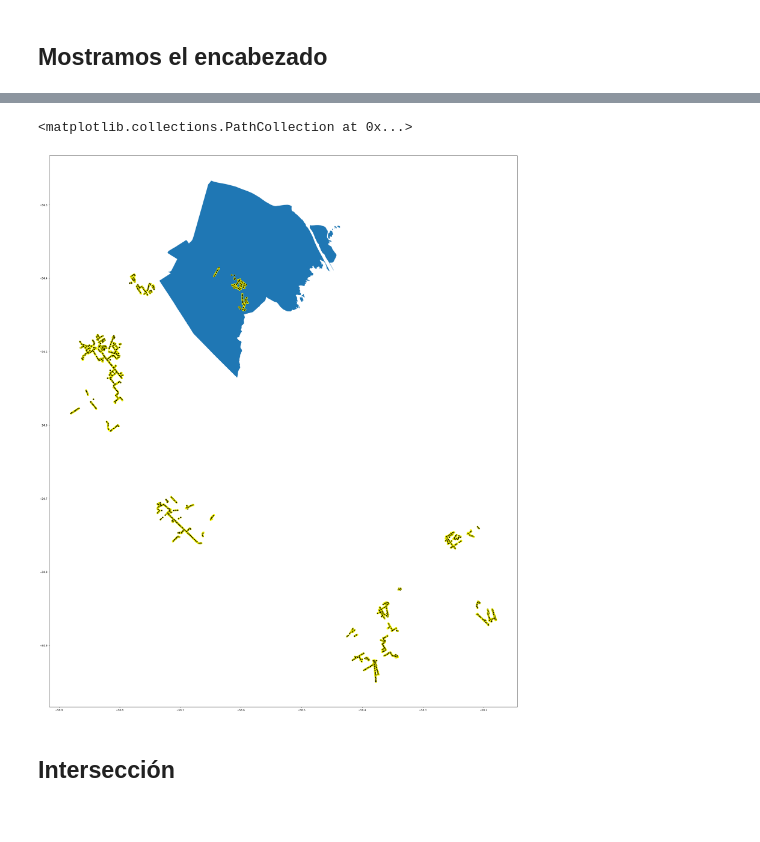
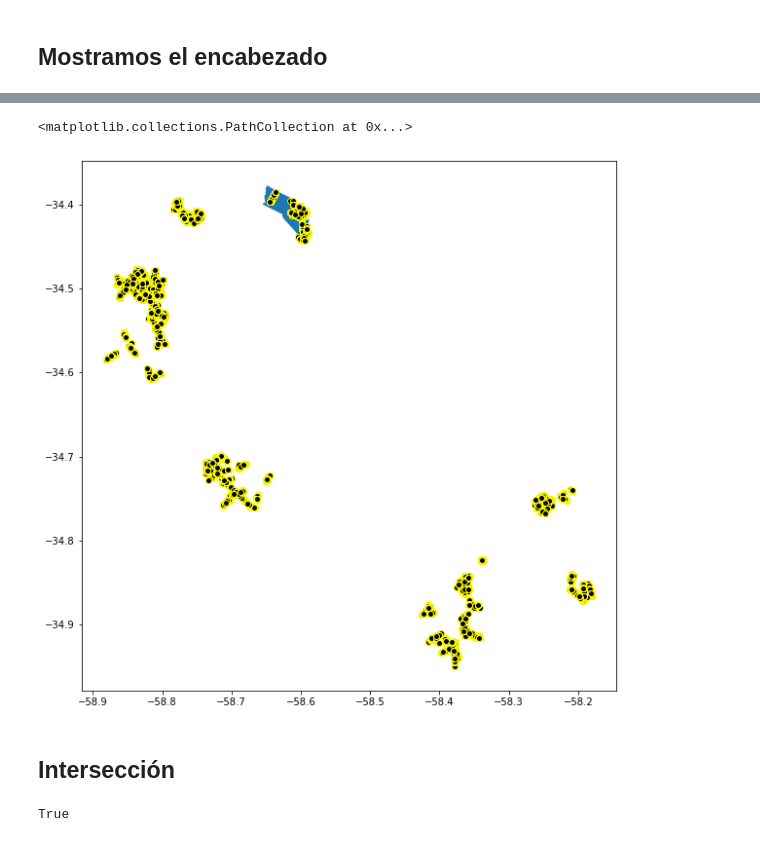
Before and after one commit to sebasruggero/python, a Jupyter notebook: Intersecciones_con_Geopanda.ipynb, the cells around one changed output, grey strips where cells are left out. Saved outputs shown, nothing was run; the diff lists cells and outputs as text; code cells hidden in the pictures.

```diff
--- a/Intersecciones_con_Geopanda.ipynb
+++ b/Intersecciones_con_Geopanda.ipynb
@@ -17,7 +24,7 @@ os.chdir("D:\DataScience\Portfolio\data")
 [Data](https://drive.google.com/file/d/1IthzVbkqJvxHEQFn2A6d3K4n5tlEdd1v/view?usp=sharing)
 # %%
 ### Data de viajes
-df = pd.read_csv('renabap.csv', sep = ";", encoding='UTF-8')
+df = pd.read_csv("data/renabap.csv", sep = ";", encoding="UTF-8")
 # %% [markdown]
 ## Mostramos el encabezado
 # %%
@@ -58,0 +37,3 @@ tigre_gdf.head()
+# %%
+shape_localidades = gpd.read_file("data/loc/Localidades.shp")
+shape_localidades.head(1)
@@ -58,0 +43,12 @@ tigre_gdf.head()
+# %%
+## Filtramos la localidad
+shape_filtrado = shape_localidades.loc[shape_localidades["LOCALIDAD_"] == "RINCON"]
+
+## Reseteamos el indice
+shape_filtrado.reset_index(drop=True, inplace=True)
+
+## Pasamos el sistema a 4326
+shape_filtrado = shape_filtrado.to_crs(epsg= 4326)
+
+## Print encabezado
+shape_filtrado.head()
@@ -64,4 +69,3 @@ df['geometry'] = df.apply(lambda x: Point(float(x.LONGITUDE), float(x.LATITUDE))
 # %%
-## Creamos el geodataframe y verificamos el tipo de CRS
-df_gdf = gpd.GeoDataFrame(df, crs = tigre_gdf.crs, geometry = df.geometry)
-df_gdf.crs
+## Creamos el geodataframe y tomamos el sistema de coordenadas del shape
+df_gdf = gpd.GeoDataFrame(df, crs = shape_filtrado.crs, geometry = df.geometry)
@@ -97,8 +103,8 @@ Datum: World Geodetic System 1984
 # %%
-tigre_gdf.plot( legend=True , figsize=(40,40))
+shape_filtrado.plot( legend=True , figsize=(20,10))
 plt.scatter(x=df_gdf.LONGITUDE, y=df_gdf.LATITUDE, c='black', edgecolor = 'yellow')
 # %% [output]
 <matplotlib.collections.PathCollection at 0x...>
-[figure, old version]
+[figure, new version]
 # %% [markdown]
 ## Intersección
@@ -106,0 +111,9 @@ tigre = gpd.sjoin(tigre_gdf, df_gdf, op = "intersects" )
+# %%
+#import shapely.speedups
+from shapely import speedups
+speedups.enabled
+
+# If false, run this line:
+#shapely.speedups.enable()
+# %% [output]
+True
```
Also changed, not shown: parts of 33 cells of this notebook.
